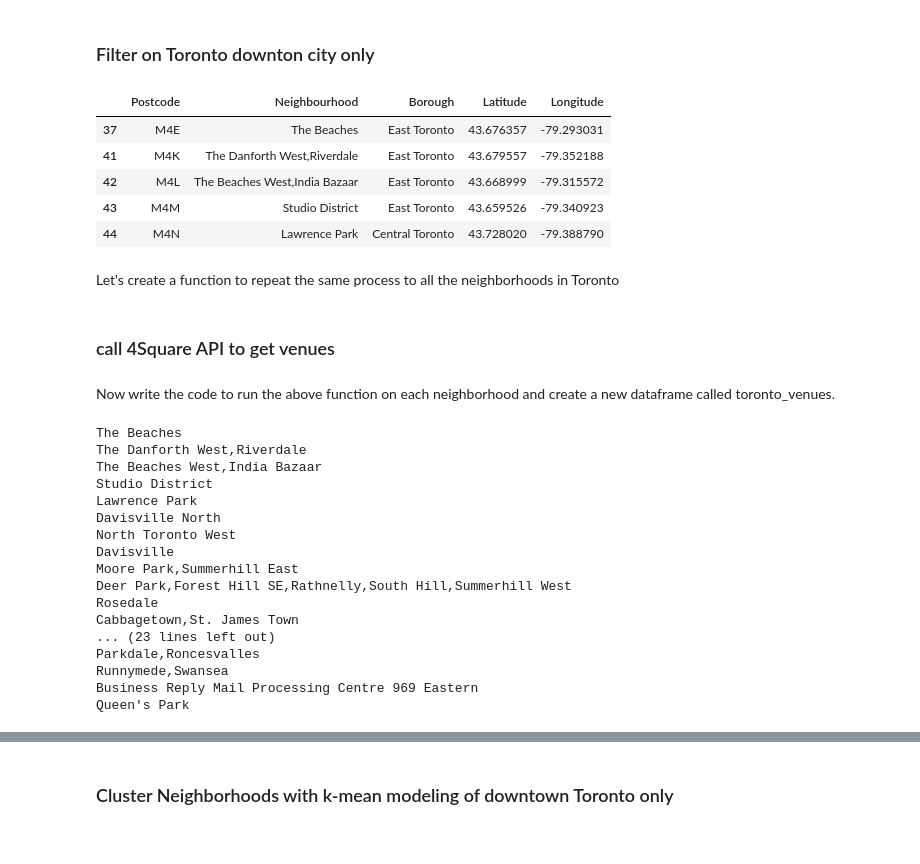
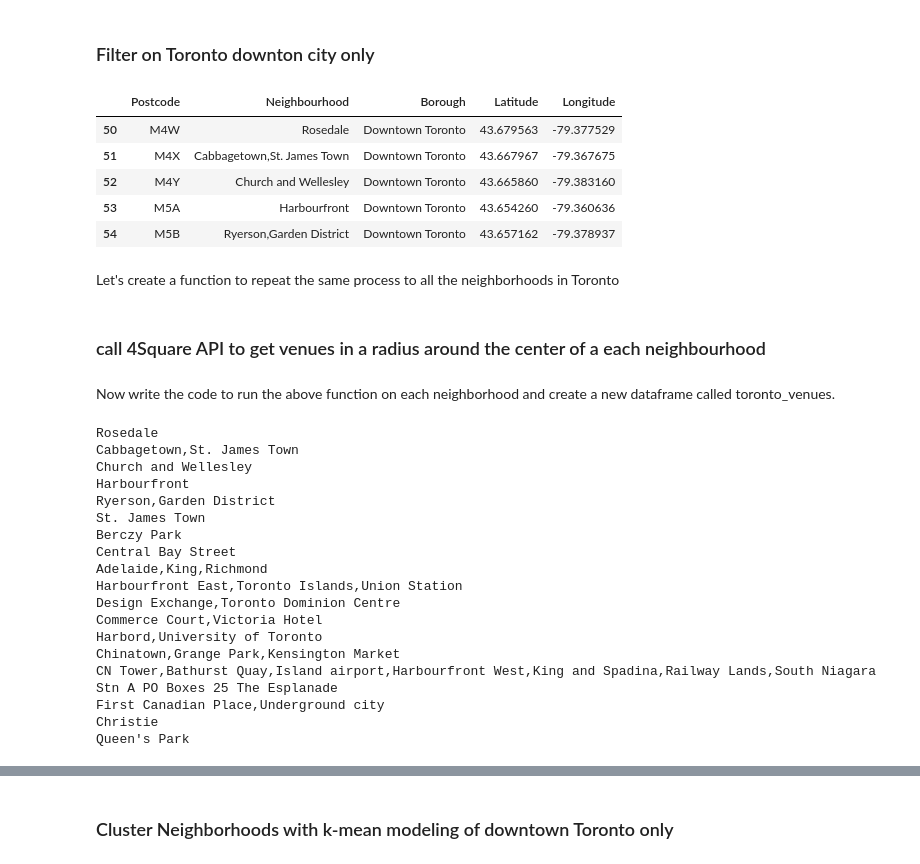
Before and after one commit to cspielmann/Coursera_Capstone, a Jupyter notebook: Clustering Toronto neighborhood data.ipynb, the cells around one changed output, grey strips where cells are left out. Drawn from its saved outputs; the diff is of its cells as text; code cells hidden in the pictures.

```diff
--- a/Clustering Toronto neighborhood data.ipynb
+++ b/Clustering Toronto neighborhood data.ipynb
@@ -219,19 +210,19 @@ Just make sure:
 # %% [markdown]
 ### Filter on Toronto downton city only
 # %%
-toronto_data = df_neigh_ll [ df_neigh_ll['Borough'].str.contains('Toronto')]
+toronto_data = df_neigh_ll [ df_neigh_ll['Borough'].str.contains('Downtown Toronto')]
 toronto_data.head()
 # %% [output]
 |  | Postcode | Neighbourhood | Borough | Latitude | Longitude |
-| 37 | M4E | The Beaches | East Toronto | 43.676357 | -79.293031 |
-| 41 | M4K | The Danforth West,Riverdale | East Toronto | 43.679557 | -79.352188 |
-| 42 | M4L | The Beaches West,India Bazaar | East Toronto | 43.668999 | -79.315572 |
-| 43 | M4M | Studio District | East Toronto | 43.659526 | -79.340923 |
-| 44 | M4N | Lawrence Park | Central Toronto | 43.728020 | -79.388790 |
+| 50 | M4W | Rosedale | Downtown Toronto | 43.679563 | -79.377529 |
+| 51 | M4X | Cabbagetown,St. James Town | Downtown Toronto | 43.667967 | -79.367675 |
+| 52 | M4Y | Church and Wellesley | Downtown Toronto | 43.665860 | -79.383160 |
+| 53 | M5A | Harbourfront | Downtown Toronto | 43.654260 | -79.360636 |
+| 54 | M5B | Ryerson,Garden District | Downtown Toronto | 43.657162 | -79.378937 |
 # %% [markdown]
 Let's create a function to repeat the same process to all the neighborhoods in Toronto
 # %% [markdown]
-### call 4Square API to get venues
+### call 4Square API to get venues in a radius around the center of a each neighbourhood
 # %%
 # foursquare crendentials
 CLIENT_ID = 'JMXA0VAYNSTYQ5NHWZGRB1GOUI0QEEWVEOD5YZFDU1ZVJL5O' # your Foursquare ID
@@ -287,22 +278,24 @@ toronto_venues = getNearbyVenues(names=toronto_data['Neighbourhood'],
                                    longitudes=toronto_data['Longitude']
                                   )
 # %% [output]
-The Beaches
-The Danforth West,Riverdale
-The Beaches West,India Bazaar
-Studio District
-Lawrence Park
-Davisville North
-North Toronto West
-Davisville
-Moore Park,Summerhill East
-Deer Park,Forest Hill SE,Rathnelly,South Hill,Summerhill West
 Rosedale
 Cabbagetown,St. James Town
-... (23 lines left out)
-Parkdale,Roncesvalles
-Runnymede,Swansea
-Business Reply Mail Processing Centre 969 Eastern
+Church and Wellesley
+Harbourfront
+Ryerson,Garden District
+St. James Town
+Berczy Park
+Central Bay Street
+Adelaide,King,Richmond
+Harbourfront East,Toronto Islands,Union Station
+Design Exchange,Toronto Dominion Centre
+Commerce Court,Victoria Hotel
+Harbord,University of Toronto
+Chinatown,Grange Park,Kensington Market
+CN Tower,Bathurst Quay,Island airport,Harbourfront West,King and Spadina,Railway Lands,South Niagara
+Stn A PO Boxes 25 The Esplanade
+First Canadian Place,Underground city
+Christie
 Queen's Park
 # %%
 toronto_venues.head()
```
Also changed, not shown: parts of 38 cells of this notebook.
